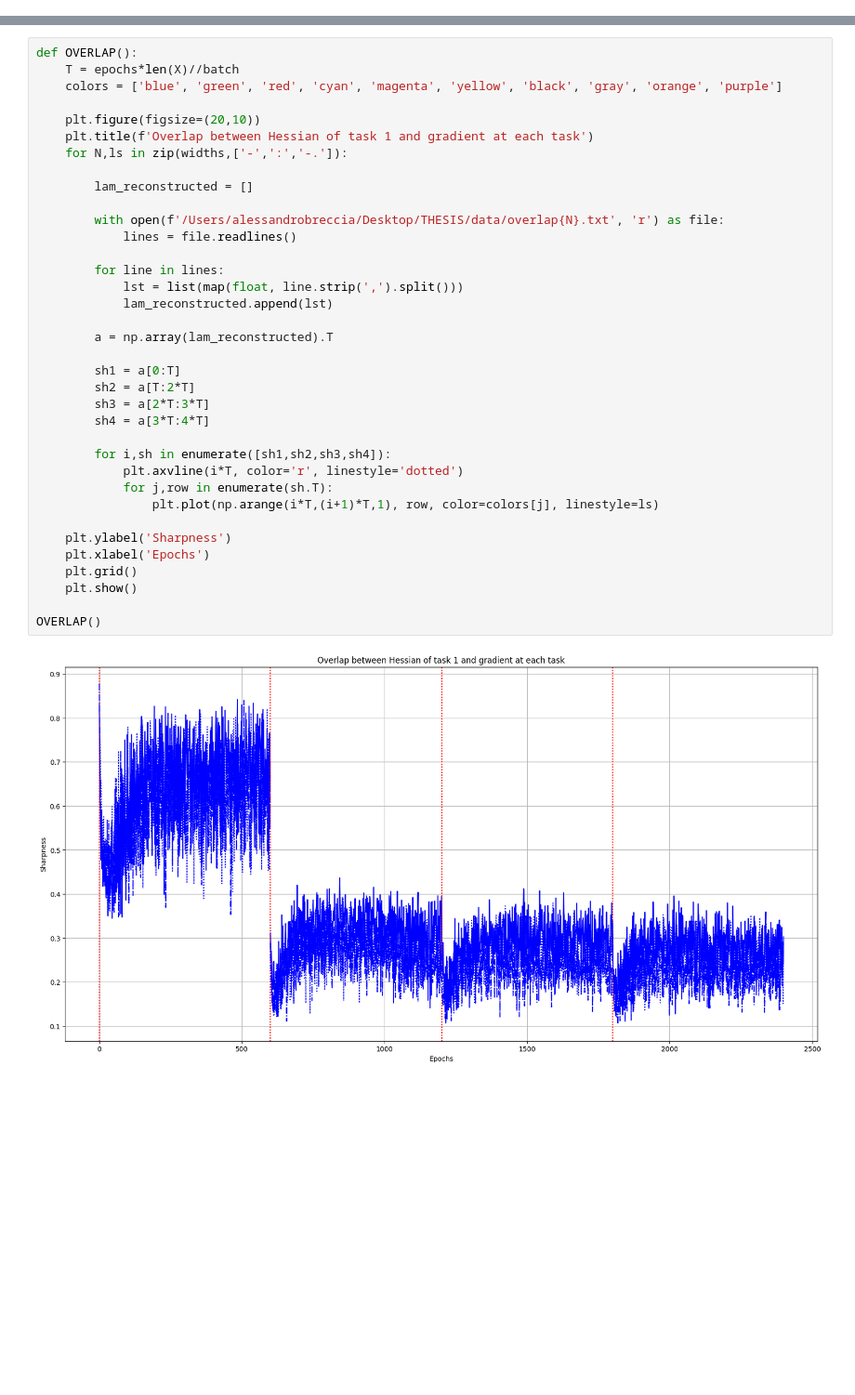
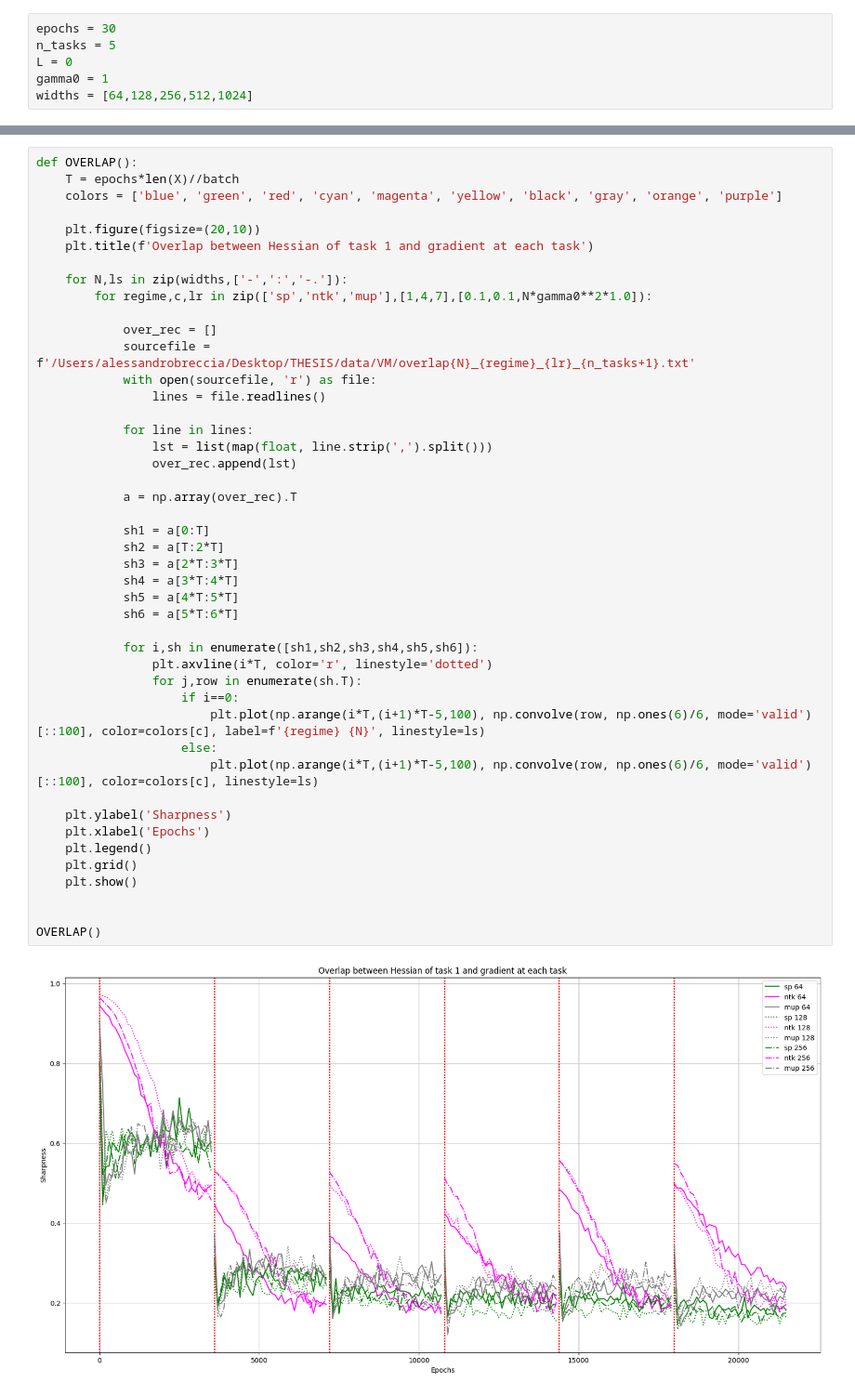
Before and after one commit to alessandrobreccia99/Infinite_width_Continual_Learning, a Jupyter notebook: continual.ipynb, the cells around one changed output, grey strips where cells are left out. Shown at 93% size. Saved outputs shown, nothing was run; the diff lists cells and outputs as text; blank space fills up the shorter version.

```diff
--- a/continual.ipynb
+++ b/continual.ipynb
@@ -159 +205,7 @@ for N in widths:
+# %%
+epochs = 30
+n_tasks = 5
+L = 0
+gamma0 = 1
+widths = [64,128,256,512,1024]
 # %%
@@ -229,38 +307,47 @@ ACC()
 # %%
 def OVERLAP():
     T = epochs*len(X)//batch
     colors = ['blue', 'green', 'red', 'cyan', 'magenta', 'yellow', 'black', 'gray', 'orange', 'purple']
 
     plt.figure(figsize=(20,10))
     plt.title(f'Overlap between Hessian of task 1 and gradient at each task')
+
     for N,ls in zip(widths,['-',':','-.']):
+        for regime,c,lr in zip(['sp','ntk','mup'],[1,4,7],[0.1,0.1,N*gamma0**2*1.0]):
 
-        lam_reconstructed = []
+            over_rec = []
+            sourcefile = f'/Users/alessandrobreccia/Desktop/THESIS/data/VM/overlap{N}_{regime}_{lr}_{n_tasks+1}.txt'
+            with open(sourcefile, 'r') as file:
+                lines = file.readlines()
 
-        with open(f'/Users/alessandrobreccia/Desktop/THESIS/data/overlap{N}.txt', 'r') as file:
-            lines = file.readlines()
+            for line in lines:
+                lst = list(map(float, line.strip(',').split()))
+                over_rec.append(lst)
 
-        for line in lines:
-            lst = list(map(float, line.strip(',').split()))
-            lam_reconstructed.append(lst)
+            a = np.array(over_rec).T
 
-        a = np.array(lam_reconstructed).T
+            sh1 = a[0:T]
+            sh2 = a[T:2*T]
+            sh3 = a[2*T:3*T]
+            sh4 = a[3*T:4*T]
+            sh5 = a[4*T:5*T]
+            sh6 = a[5*T:6*T]
 
-        sh1 = a[0:T]
-        sh2 = a[T:2*T]
-        sh3 = a[2*T:3*T]
-        sh4 = a[3*T:4*T]
-
-        for i,sh in enumerate([sh1,sh2,sh3,sh4]):
-            plt.axvline(i*T, color='r', linestyle='dotted')
-            for j,row in enumerate(sh.T):
-                plt.plot(np.arange(i*T,(i+1)*T,1), row, color=colors[j], linestyle=ls)
+            for i,sh in enumerate([sh1,sh2,sh3,sh4,sh5,sh6]):
+                plt.axvline(i*T, color='r', linestyle='dotted')
+                for j,row in enumerate(sh.T):
+                    if i==0:
+                        plt.plot(np.arange(i*T,(i+1)*T-5,100), np.convolve(row, np.ones(6)/6, mode='valid')[::100], color=colors[c], label=f'{regime} {N}', linestyle=ls)
+                    else:
+                        plt.plot(np.arange(i*T,(i+1)*T-5,100), np.convolve(row, np.ones(6)/6, mode='valid')[::100], color=colors[c], linestyle=ls)
 
     plt.ylabel('Sharpness')
     plt.xlabel('Epochs')
+    plt.legend()
     plt.grid()
     plt.show()
 
+
 OVERLAP()
 # %% [output]
-[figure, old version]
+[figure, new version]
```
Also changed, not shown: parts of 5 cells of this notebook, 3 other files.
